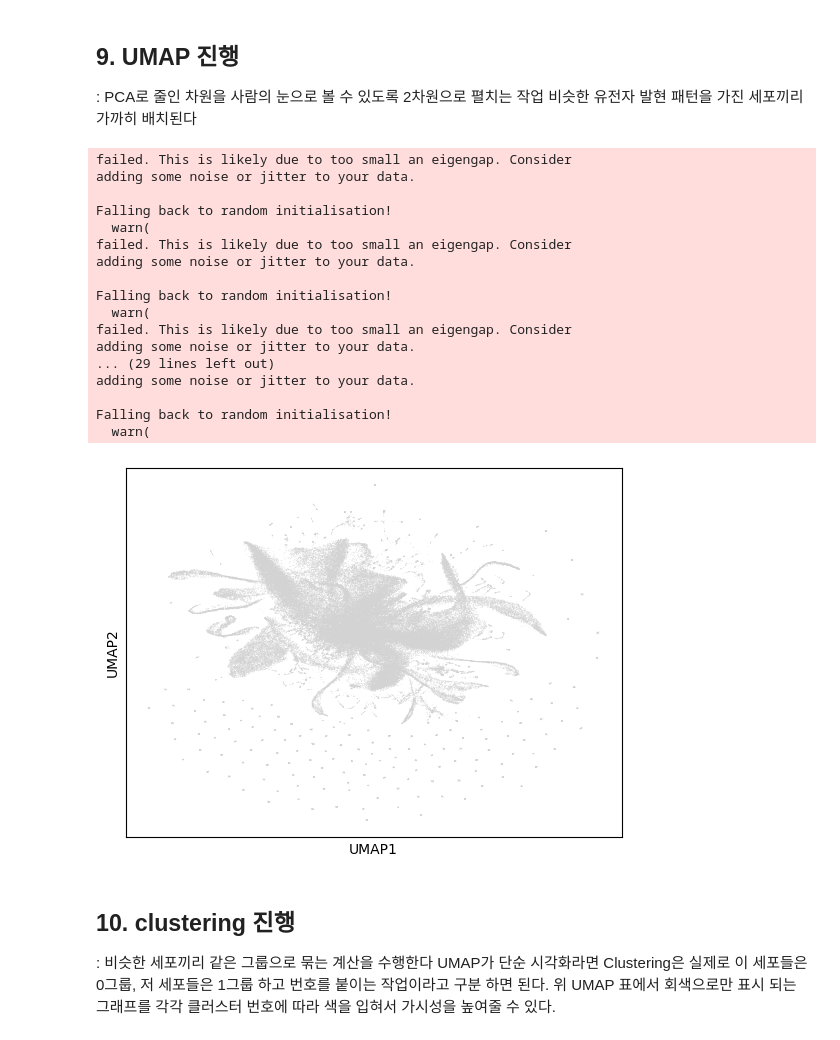
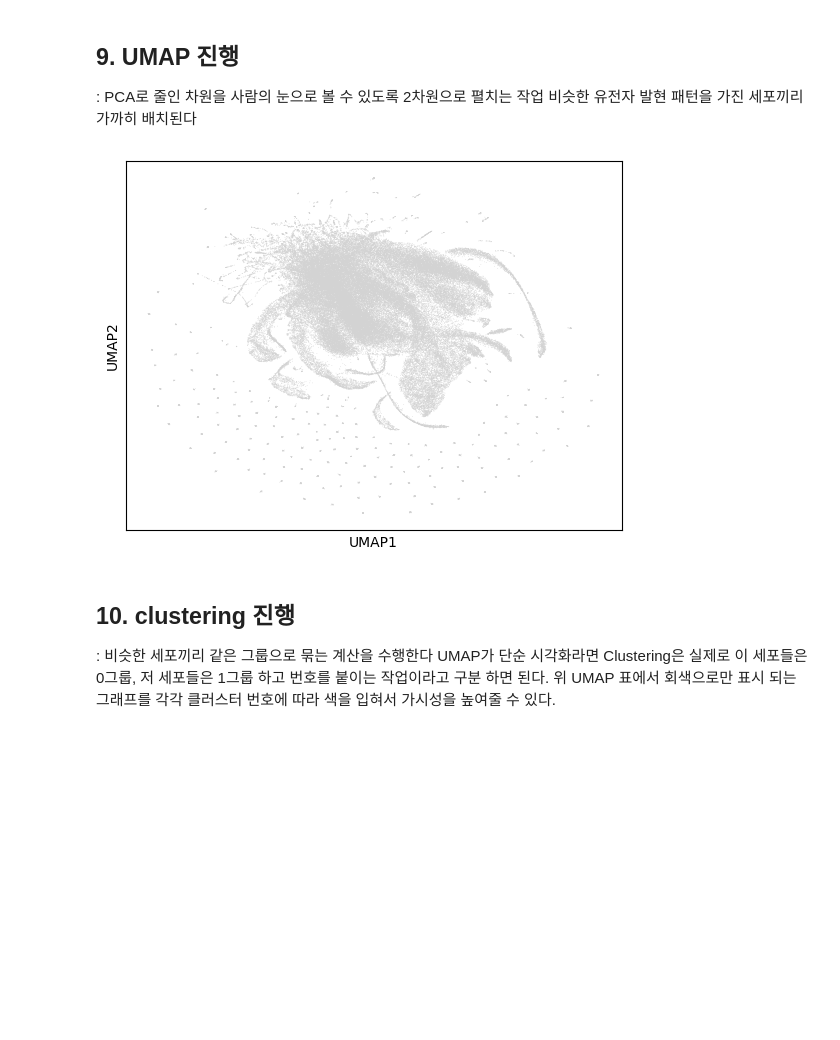
Before and after one commit to boeun02/scRNA-seq-Cancer-Immunology-Analysis, a Jupyter notebook: phase1_scrna/01_geo_pipeline.ipynb, the cells around one changed output. Cells and saved outputs as stored; diff of their text form; code cells hidden in the pictures; blank space fills up the shorter version.

```diff
--- a/phase1_scrna/01_geo_pipeline.ipynb
+++ b/phase1_scrna/01_geo_pipeline.ipynb
@@ -206,28 +206,11 @@ sc.pl.pca_variance_ratio(adata, log=True)
 : PCA로 줄인 차원을 사람의 눈으로 볼 수 있도록 2차원으로 펼치는 작업
 비슷한 유전자 발현 패턴을 가진 세포끼리 가까히 배치된다
 # %%
-sc.pp.neighbors(adata, n_pcs=15)
+sc.pp.neighbors(adata, n_pcs=10)
 sc.tl.umap(adata)
 sc.pl.umap(adata)
 # %% [output]
-failed. This is likely due to too small an eigengap. Consider
-adding some noise or jitter to your data.
-
-Falling back to random initialisation!
-  warn(
-failed. This is likely due to too small an eigengap. Consider
-adding some noise or jitter to your data.
-
-Falling back to random initialisation!
-  warn(
-failed. This is likely due to too small an eigengap. Consider
-adding some noise or jitter to your data.
-... (29 lines left out)
-adding some noise or jitter to your data.
-
-Falling back to random initialisation!
-  warn(
-[figure, old version]
+[figure, new version]
 # %% [markdown]
 ## 10. clustering 진행
 : 비슷한 세포끼리 같은 그룹으로 묶는 계산을 수행한다
```
Also changed, not shown: parts of 9 cells of this notebook.
